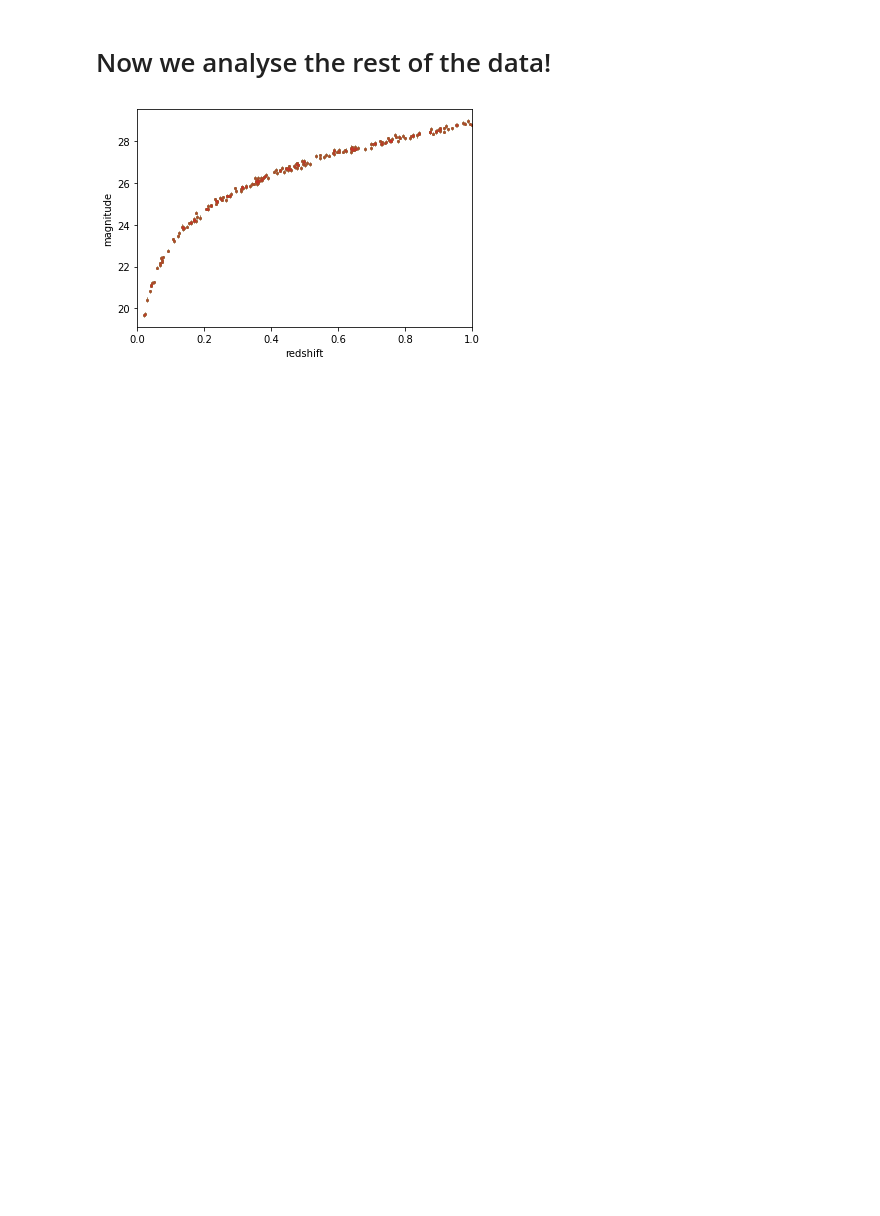
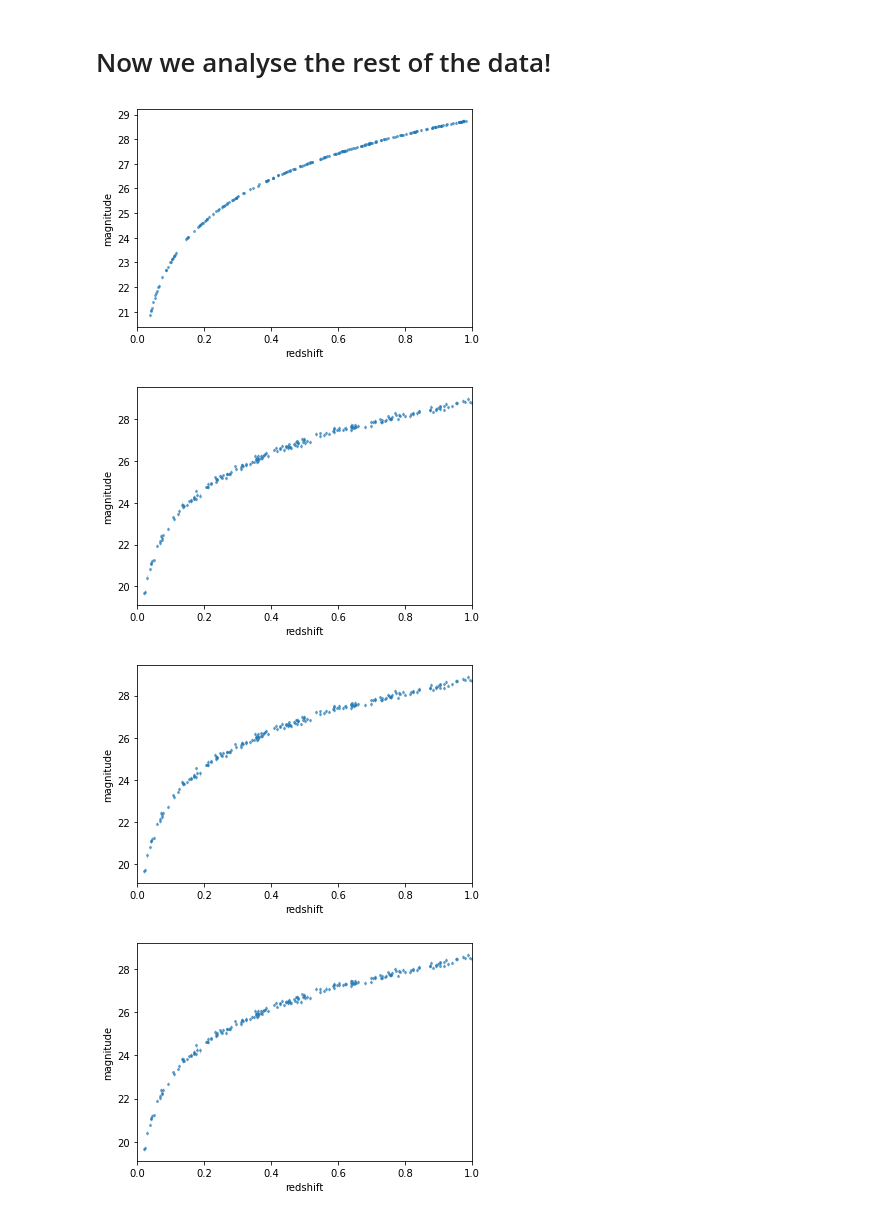
Before and after one commit to Eldred777/Cosmological_Project, a Jupyter notebook: FitModels/Ciaran_Fit_Models.ipynb, the cells around one changed output. Drawn from its saved outputs; the diff is of its cells as text; code cells hidden in the pictures; blank space fills up the shorter version.

```diff
--- a/FitModels/Ciaran_Fit_Models.ipynb
+++ b/FitModels/Ciaran_Fit_Models.ipynb
@@ -289,14 +289,17 @@ fig.savefig(
 # %% [markdown]
 # Now we analyse the rest of the data!
 # %%
-for filename in ["Data4", "Data5", "Data6", "Data7"]:
-    zs, mu, muerr = read_data("Data0")
+for filename in ["Data00", "Data0", "Data1", "Data2", "Data3", "Data4", "Data5", "Data6", "Data7"]:
+    zs, mu, muerr = read_data(filename)
 
     fig, ax = plt.subplots()
     # Plot it to see what it looks like, this is called a Hubble diagram
     ax.errorbar(zs, mu, yerr=muerr, fmt=".", elinewidth=0.7, markersize=4, alpha=0.5)
     ax.set_xlim(0, 1.0)
     ax.set_xlabel("redshift")
     ax.set_ylabel("magnitude")
 # %% [output]
-[figure, old version]
+[figure, new version]
+[figure, added]
+[figure, added]
+[figure, added]
```
Also changed, not shown: parts of 6 cells of this notebook, 3 other files.
